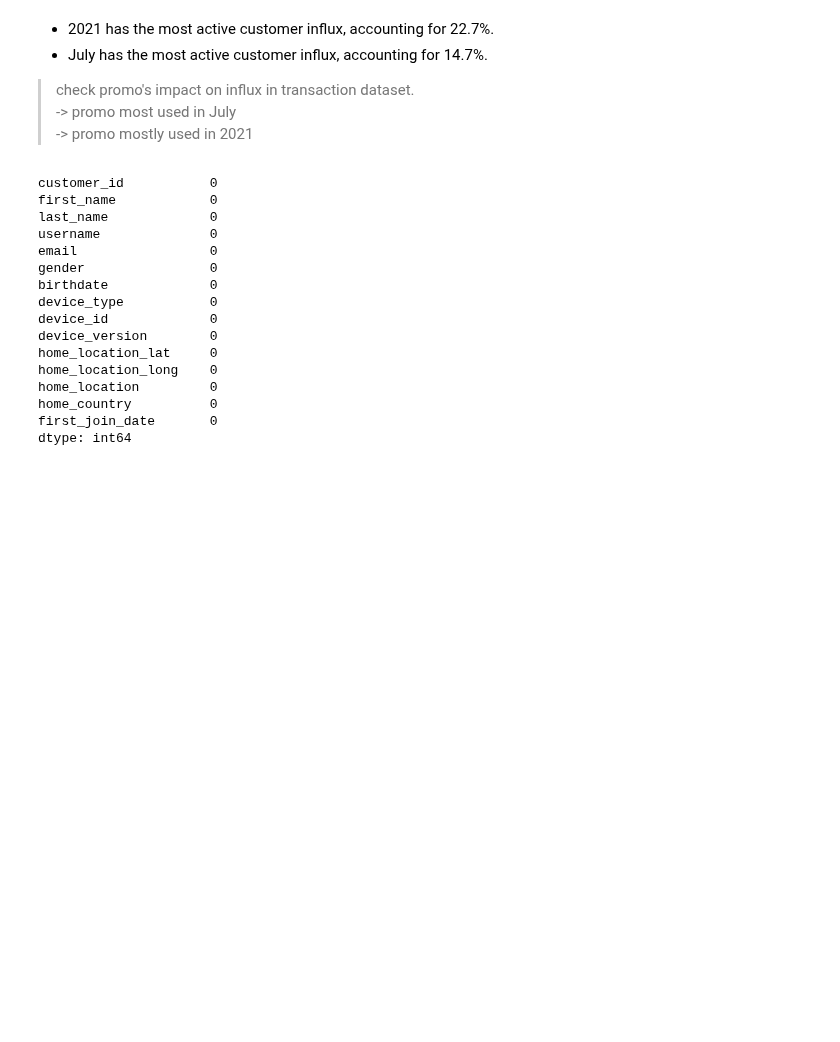
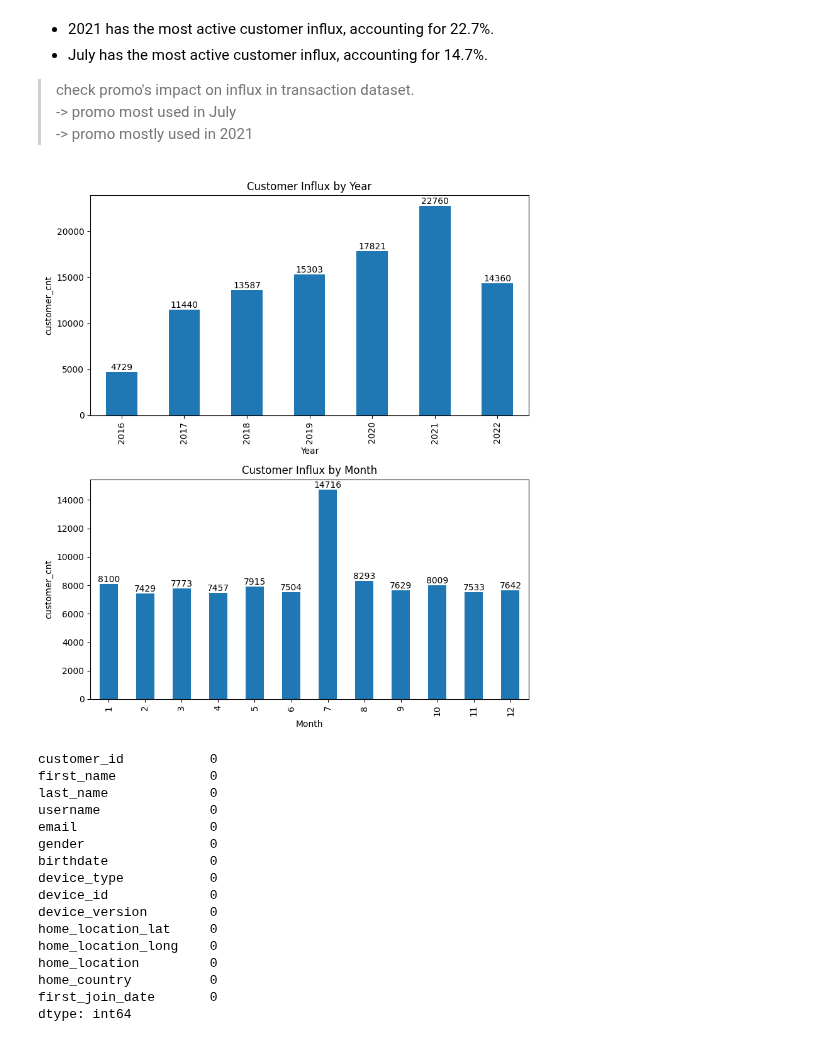
Before and after one commit to NARAEIM/tp2-da, a Jupyter notebook: jenn.ipynb, the cells around one changed output. Saved outputs shown, nothing was run; the diff lists cells and outputs as text; code cells hidden in the pictures; blank space fills up the shorter version.

```diff
--- a/jenn.ipynb
+++ b/jenn.ipynb
@@ -413,6 +412,34 @@ dtype: int64
  > check promo's impact on influx in transaction dataset.<br/>
  -> promo most used in July<br/>
  -> promo mostly used in 2021
+# %%
+# Create a figure and axis
+fig, (ax1, ax2) = plt.subplots(nrows=2, ncols=1, figsize=(8, 9))
+
+# customer influx by year
+influx_by_year.plot(kind='bar', ax=ax1)
+ax1.set_title('Customer Influx by Year')
+ax1.set_xlabel('Year')
+ax1.set_ylabel('customer_cnt')
+# Add numbers on top of each bar
+for i, v in enumerate(influx_by_year):
+    ax1.annotate(str(v), xy=(i, v), ha='center', va='bottom')
+
+# customer influx by month
+influx_by_month.plot(kind='bar', ax=ax2)
+ax2.set_title('Customer Influx by Month')
+ax2.set_xlabel('Month')
+ax2.set_ylabel('customer_cnt')
+# Add numbers on top of each bar
+for i, v in enumerate(influx_by_month):
+    ax2.annotate(str(v), xy=(i, v), ha='center', va='bottom')
+
+plt.tight_layout()
+
+# Display the graph
+plt.show()
+# %% [output]
+[figure, added]
 # %%
 customer.isna().sum()
 # %% [output]
```
Also changed, not shown: parts of 18 cells of this notebook.
